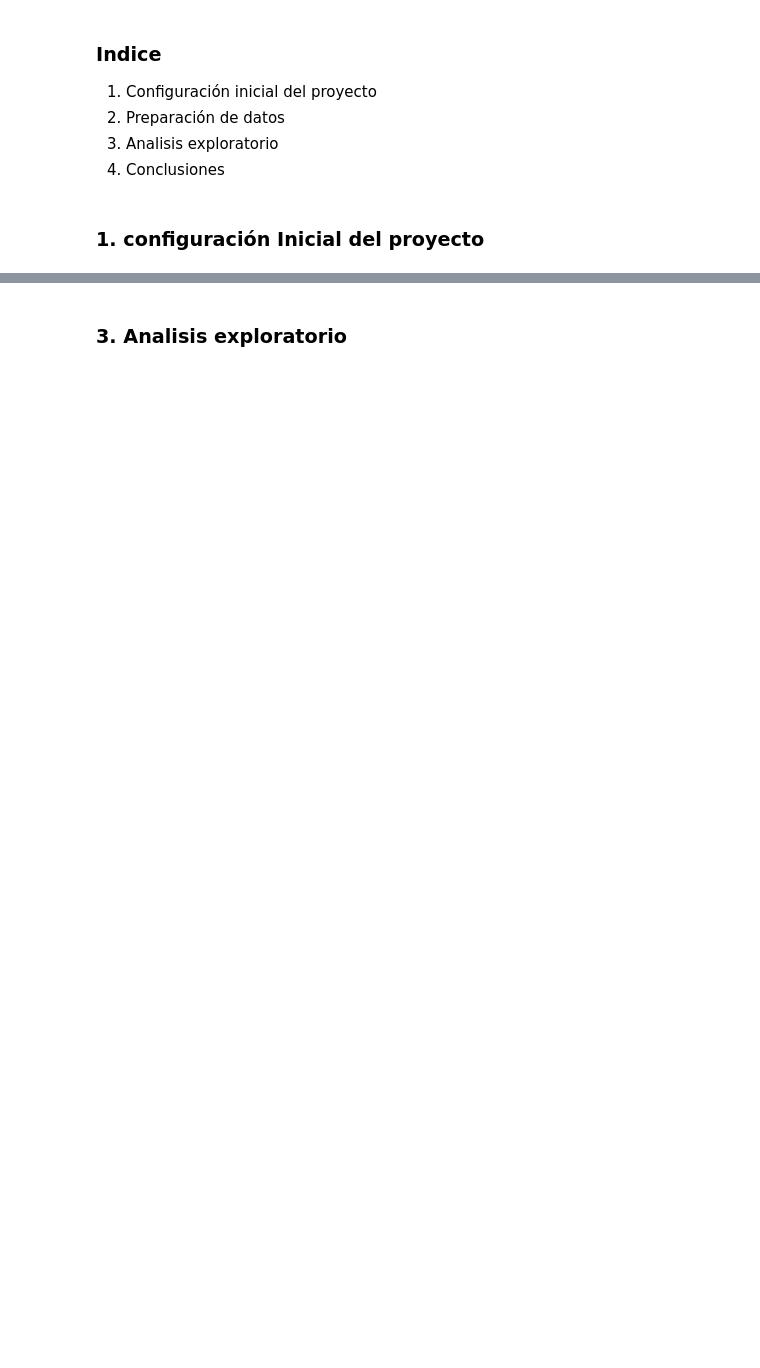
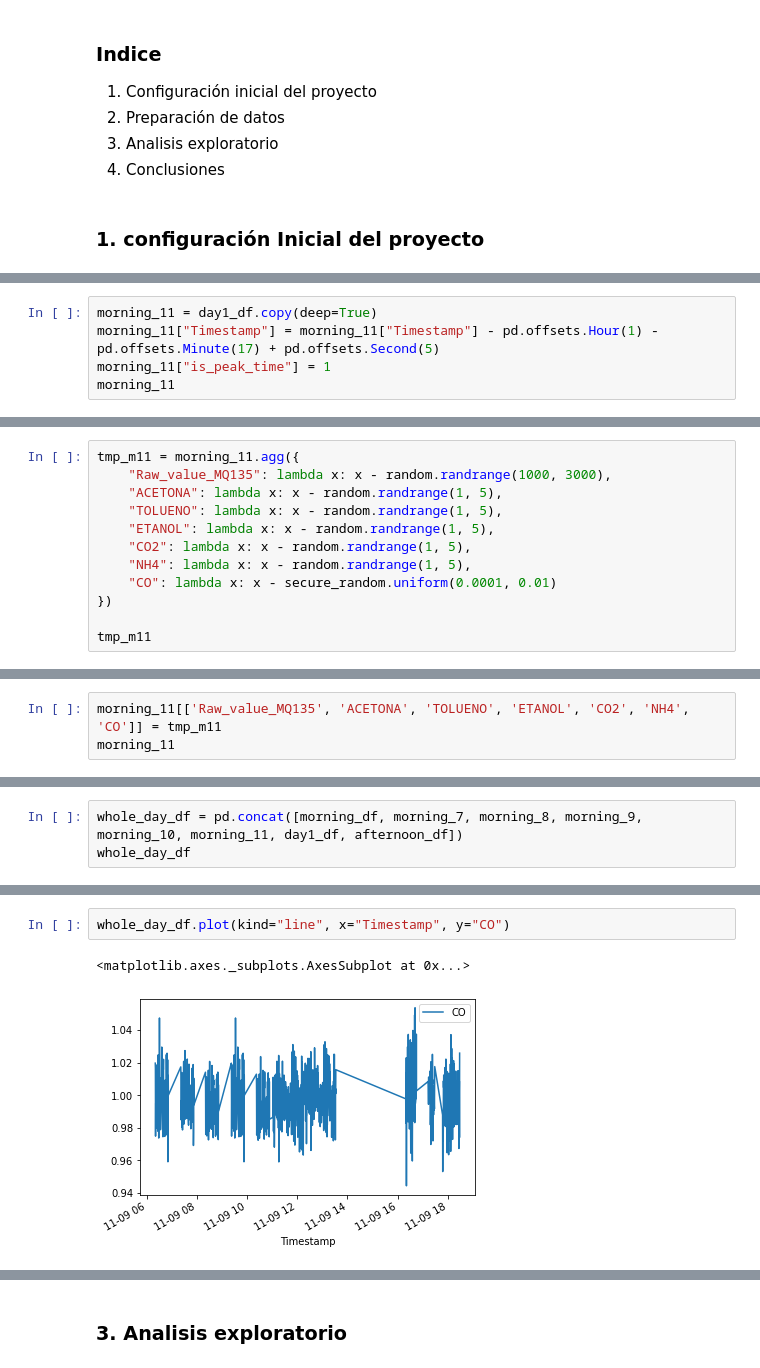
Before and after one commit to GersonYF/ProgrammingFinal, a Jupyter notebook: notebook/Monitoreo_de_la_calidad_de_aire_en_la_UAO_Cali.ipynb, the cells around one changed output, grey strips where cells are left out. Drawn from its saved outputs; the diff is of its cells as text; blank space fills up the shorter version.

```diff
--- a/notebook/Monitoreo_de_la_calidad_de_aire_en_la_UAO_Cali.ipynb
+++ b/notebook/Monitoreo_de_la_calidad_de_aire_en_la_UAO_Cali.ipynb
@@ -25,0 +569,5 @@ Nosotros como equipo, nos enfocamos en la Universidad Autónoma de Occidente, en
+# %%
+morning_11 = day1_df.copy(deep=True)
+morning_11["Timestamp"] = morning_11["Timestamp"] - pd.offsets.Hour(1) - pd.offsets.Minute(17) + pd.offsets.Second(5)
+morning_11["is_peak_time"] = 1
+morning_11
@@ -25,0 +588,12 @@ Nosotros como equipo, nos enfocamos en la Universidad Autónoma de Occidente, en
+# %%
+tmp_m11 = morning_11.agg({
+    "Raw_value_MQ135": lambda x: x - random.randrange(1000, 3000),
+    "ACETONA": lambda x: x - random.randrange(1, 5),
+    "TOLUENO": lambda x: x - random.randrange(1, 5),
+    "ETANOL": lambda x: x - random.randrange(1, 5),
+    "CO2": lambda x: x - random.randrange(1, 5),
+    "NH4": lambda x: x - random.randrange(1, 5),
+    "CO": lambda x: x - secure_random.uniform(0.0001, 0.01)
+})
+
+tmp_m11
@@ -25,0 +614,3 @@ Nosotros como equipo, nos enfocamos en la Universidad Autónoma de Occidente, en
+# %%
+morning_11[['Raw_value_MQ135', 'ACETONA', 'TOLUENO', 'ETANOL', 'CO2', 'NH4', 'CO']] = tmp_m11
+morning_11
@@ -25,0 +631,3 @@ Nosotros como equipo, nos enfocamos en la Universidad Autónoma de Occidente, en
+# %%
+whole_day_df = pd.concat([morning_df, morning_7, morning_8, morning_9, morning_10, morning_11, day1_df, afternoon_df])
+whole_day_df
@@ -25,0 +648,5 @@ Nosotros como equipo, nos enfocamos en la Universidad Autónoma de Occidente, en
+# %%
+whole_day_df.plot(kind="line", x="Timestamp", y="CO")
+# %% [output]
+<matplotlib.axes._subplots.AxesSubplot at 0x...>
+[figure, added]
```
Also changed, not shown: parts of 89 cells of this notebook, 15 other files.
